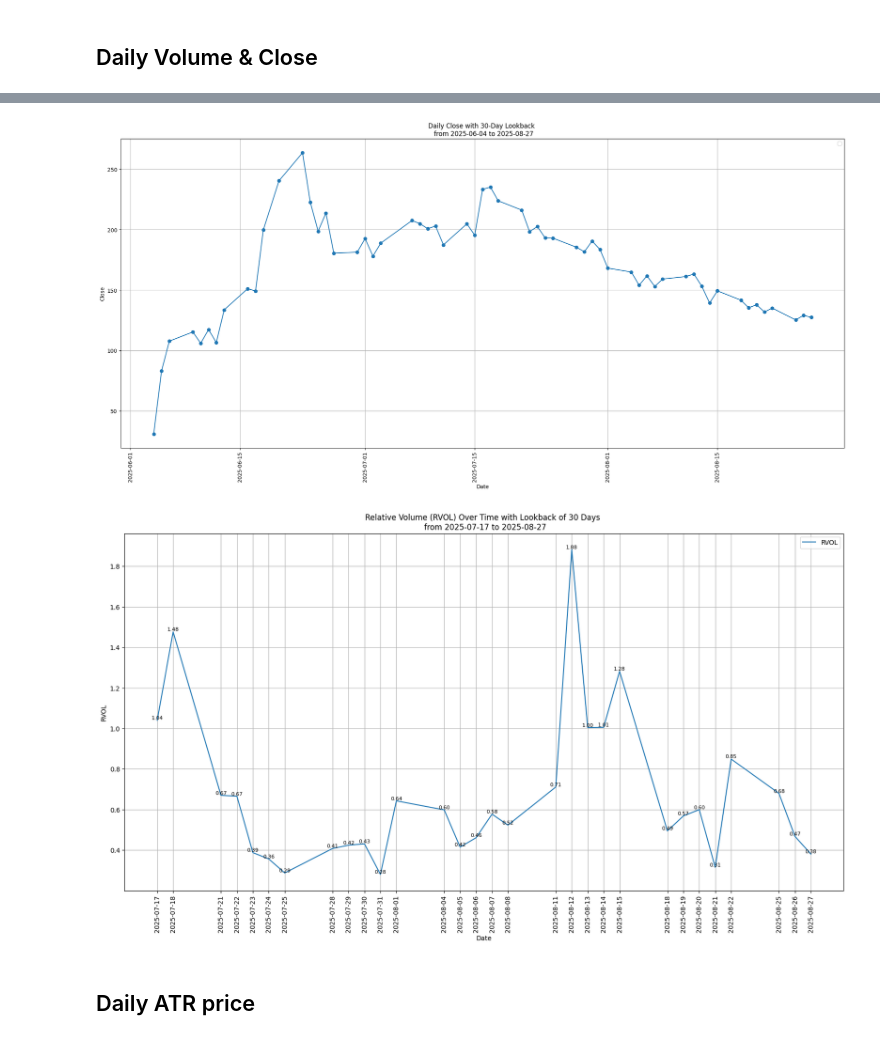
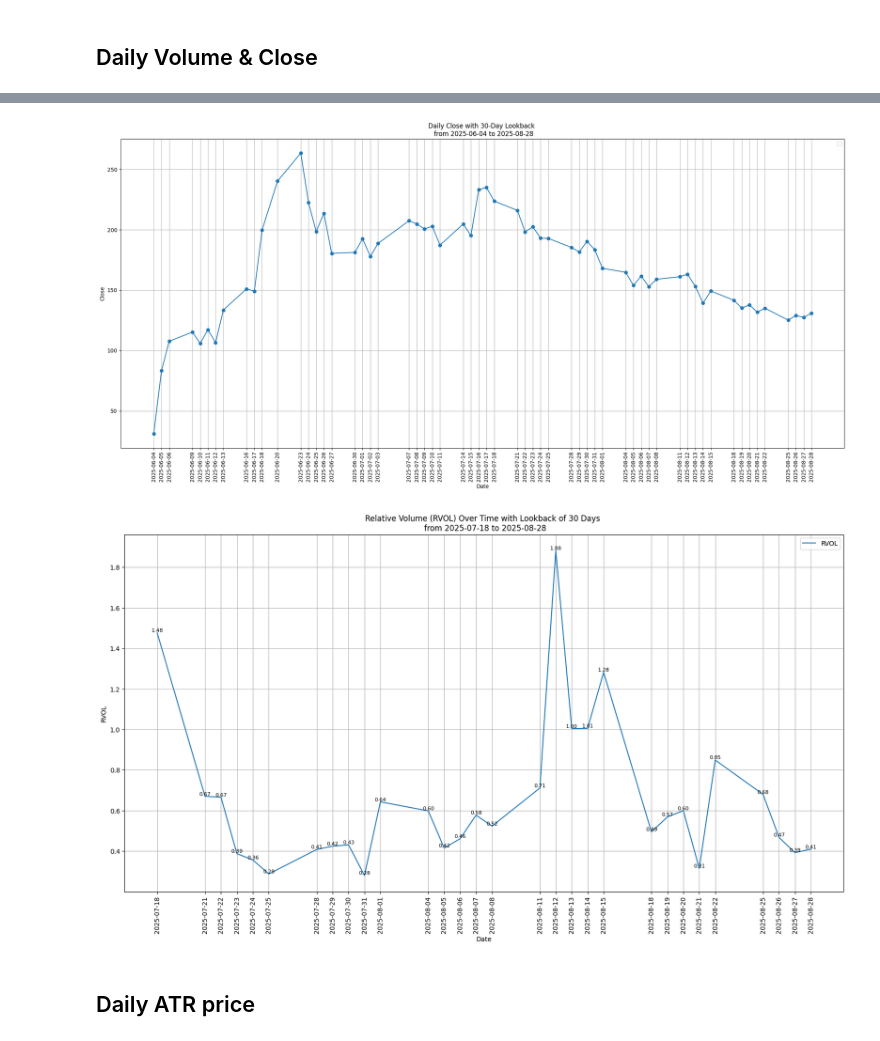
Before and after one commit to LINGUOREN369/ATR-Sigma_RVOL_Strategy, a Jupyter notebook: visualization.ipynb, the cells around one changed output, grey strips where cells are left out. Drawn from its saved outputs; the diff is of its cells as text; code cells hidden in the pictures.

```diff
--- a/visualization.ipynb
+++ b/visualization.ipynb
@@ -200,6 +215,9 @@ visualize_intraday_rvol(intra_day_df.tail(7*look_back_days_hourly))
 ## Daily Volume & Close
 # %%
 def daily_data_handler(daily_raw_df, daterange = daily_date_range):
+    """
+    Processes raw daily data by renaming columns, localizing timezone, and setting the date as the index.
+    """
     df_daily = daily_raw_df.copy()
     df_daily.columns = ["date", "open", "high", "low", "close", "volume"]
     df_daily["date"] = pd.to_datetime(df_daily["date"]).dt.tz_localize("America/New_York")
@@ -208,12 +226,25 @@ def daily_data_handler(daily_raw_df, daterange = daily_date_range):
     return df_daily.tail(daterange)
 # %%
 def daily_data_feature(df_daily, feature, lookback=look_back_days_daily, plot=True):
+    """
+    Computes and visualizes a specified feature from daily data with a given lookback period.
+
+    Parameters:
+    - df_daily (pd.DataFrame): DataFrame containing daily data with a DateTime index.
+    - feature (str): The feature/column name to analyze.
+    - lookback (int): Number of days to look back for computing the feature.
+    - plot (bool): Whether to plot the feature.
+
+    Returns:
+    - pd.DataFrame: DataFrame containing the specified feature.
+    """
 
     # Select relevant columns
     df_daily = df_daily.loc[:, [feature]].copy()
 
     # Extract feature as DataFrame
     df_feature = df_daily[[feature]]
+
 
     if plot:
         plt.figure(figsize=(20, 10))
@@ -222,7 +253,7 @@ def daily_data_feature(df_daily, feature, lookback=look_back_days_daily, plot=Tr
         plt.xlabel("Date")
         plt.ylabel(feature.capitalize())
         plt.grid(True)
-        plt.xticks(rotation=90)  # rotate labels, let matplotlib auto-select ticks
+        plt.xticks(df_feature.index, rotation=90)  # rotate labels, let matplotlib auto-select ticks
         plt.tight_layout()
         plt.legend()
         plt.show()
@@ -255,7 +286,7 @@ def rvol_daily_plot(volume: pd.Series, lookback: int = look_back_days_daily, plo
 
     return volume
 # %%
-daily_raw_df = pd.read_csv(f"data/{stock_ticker}_daily_{starting_date.strftime('%Y-%m-%d')}_to_{ending_date.strftime('%Y-%m-%d')}.csv")
+daily_raw_df = pd.read_csv(f"data/{stock_ticker}_daily.csv")
 daily_df = daily_data_handler(daily_raw_df)
 daily_volume_df = daily_data_feature(daily_df, "volume")
 daily_close_df = daily_data_feature(daily_df, "close")
@@ -265,5 +296,5 @@ daily_rvol_df = rvol_daily_plot(daily_volume_df)
-[figure, old version]
+[figure, new version]
-[figure, old version]
+[figure, new version]
 # %% [markdown]
 ## Daily ATR price
 # %%
```
Also changed, not shown: parts of 7 cells of this notebook, 6 other files.
